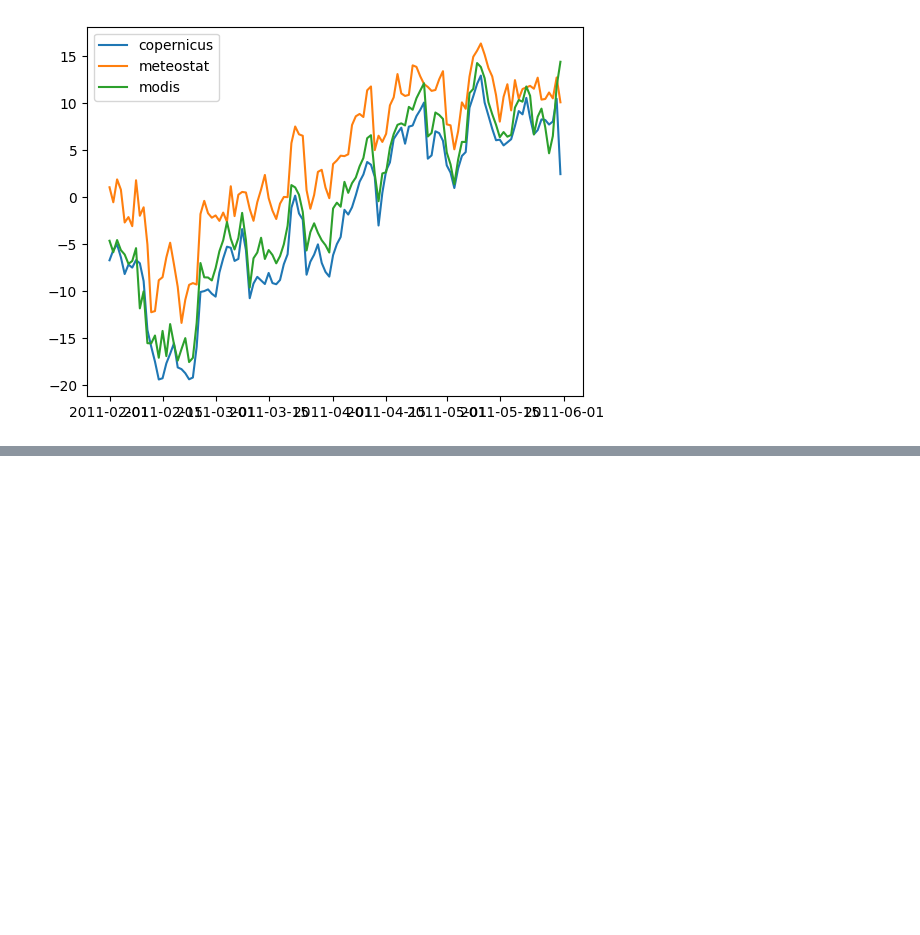
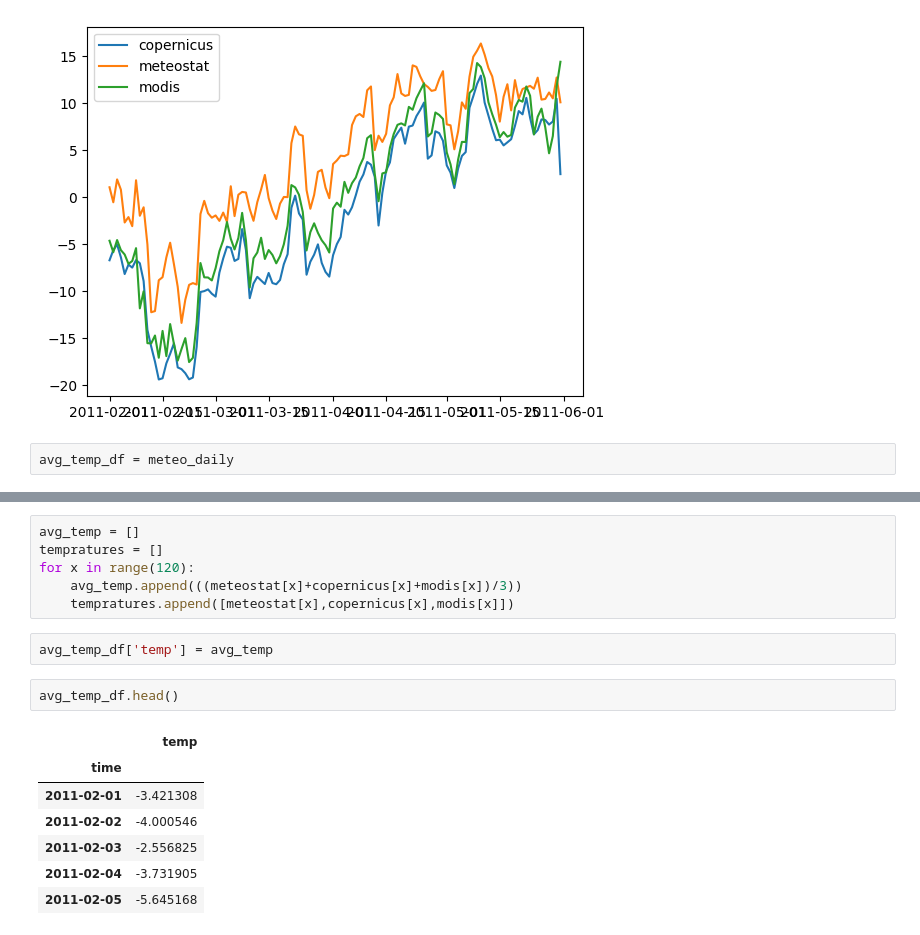
Before and after one commit to erikhalt/Hackathon, a Jupyter notebook: erik/aaa.ipynb, the cells around one changed output, grey strips where cells are left out. Drawn from its saved outputs; the diff is of its cells as text; blank space fills up the shorter version.

```diff
--- a/erik/aaa.ipynb
+++ b/erik/aaa.ipynb
@@ -76,3 +76,5 @@ plt.legend()
 plt.show()
 # %% [output]
 [figure]
+# %%
+avg_temp_df = meteo_daily
@@ -78,0 +90,18 @@ plt.show()
+# %%
+avg_temp = []
+tempratures = []
+for x in range(120):
+    avg_temp.append(((meteostat[x]+copernicus[x]+modis[x])/3))
+    tempratures.append([meteostat[x],copernicus[x],modis[x]])
+# %%
+avg_temp_df['temp'] = avg_temp
+# %%
+avg_temp_df.head()
+# %% [output]
+|  | temp |
+| time |  |
+| 2011-02-01 | -3.421308 |
+| 2011-02-02 | -4.000546 |
+| 2011-02-03 | -2.556825 |
+| 2011-02-04 | -3.731905 |
+| 2011-02-05 | -5.645168 |
```
Also changed, not shown: parts of 7 cells of this notebook.
